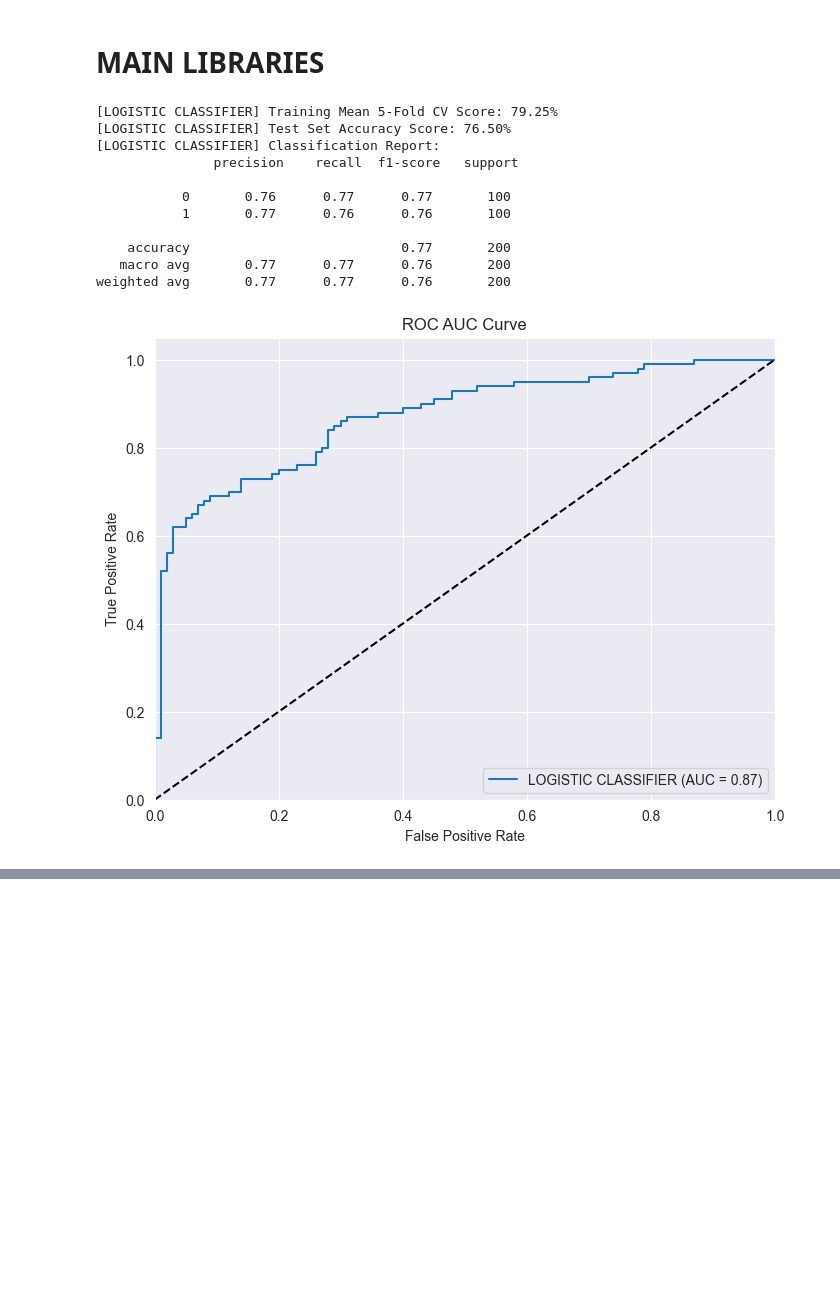
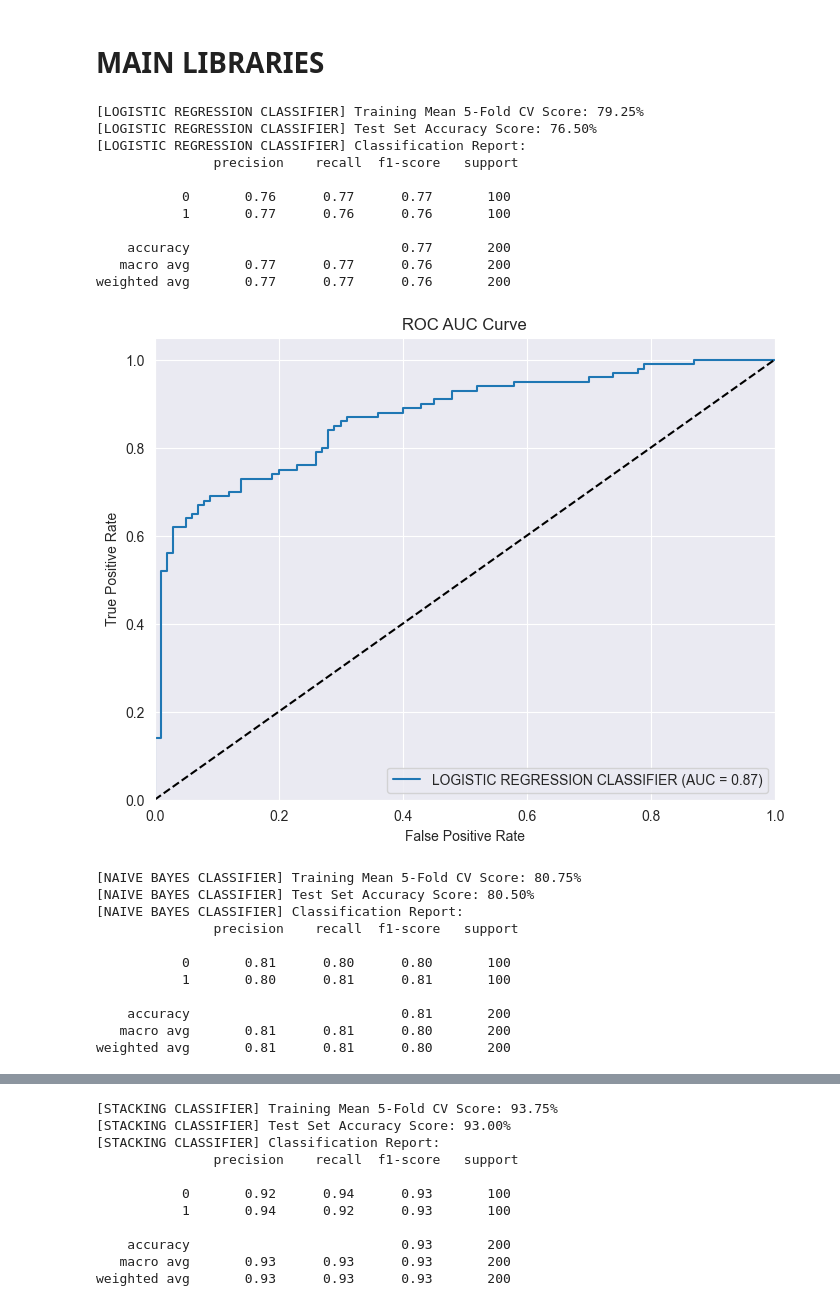
Before and after one commit to UnmovedDataScience/UnmovedFlow, a Jupyter notebook: TEST_DUMMY.ipynb, the cells around one changed output, grey strips where cells are left out. Cells and saved outputs as stored; diff of their text form; code cells hidden in the pictures; blank space fills up the shorter version.

```diff
--- a/TEST_DUMMY.ipynb
+++ b/TEST_DUMMY.ipynb
@@ -5,25 +5,32 @@
 # %%
 # Make Sample Data
 X_train, X_test, y_train, y_test = make_sample_data(task='classification')
 
 # Show the first five rows of the dataset
 pd.DataFrame(X_train).head()
 
-# Instantiate and fit a basic Logistic Regression model
-lr = LogisticRegression()
-lr.fit(X_train, y_train)
-
-evaluate_binary_model(lr, 'LOGISTIC CLASSIFIER', X_train, X_test, y_train, y_test)
+BinaryFlow(X_train, X_test, y_train, y_test)
 # %% [output]
-[LOGISTIC CLASSIFIER] Training Mean 5-Fold CV Score: 79.25%
-[LOGISTIC CLASSIFIER] Test Set Accuracy Score: 76.50%
-[LOGISTIC CLASSIFIER] Classification Report:
+[LOGISTIC REGRESSION CLASSIFIER] Training Mean 5-Fold CV Score: 79.25%
+[LOGISTIC REGRESSION CLASSIFIER] Test Set Accuracy Score: 76.50%
+[LOGISTIC REGRESSION CLASSIFIER] Classification Report:
                precision    recall  f1-score   support
 
            0       0.76      0.77      0.77       100
            1       0.77      0.76      0.76       100
 
     accuracy                           0.77       200
    macro avg       0.77      0.77      0.76       200
 weighted avg       0.77      0.77      0.76       200
-[figure, old version]
+[figure, new version]
+[NAIVE BAYES CLASSIFIER] Training Mean 5-Fold CV Score: 80.75%
+[NAIVE BAYES CLASSIFIER] Test Set Accuracy Score: 80.50%
+[NAIVE BAYES CLASSIFIER] Classification Report:
+               precision    recall  f1-score   support
+
+           0       0.81      0.80      0.80       100
+           1       0.80      0.81      0.81       100
+
+    accuracy                           0.81       200
+   macro avg       0.81      0.81      0.80       200
+weighted avg       0.81      0.81      0.80       200
@@ -29,0 +56,11 @@ weighted avg       0.77      0.77      0.76       200
+[STACKING CLASSIFIER] Training Mean 5-Fold CV Score: 93.75%
+[STACKING CLASSIFIER] Test Set Accuracy Score: 93.00%
+[STACKING CLASSIFIER] Classification Report:
+               precision    recall  f1-score   support
+
+           0       0.92      0.94      0.93       100
+           1       0.94      0.92      0.93       100
+
+    accuracy                           0.93       200
+   macro avg       0.93      0.93      0.93       200
+weighted avg       0.93      0.93      0.93       200
```
Also changed, not shown: parts of 2 cells of this notebook, 1 other file.
